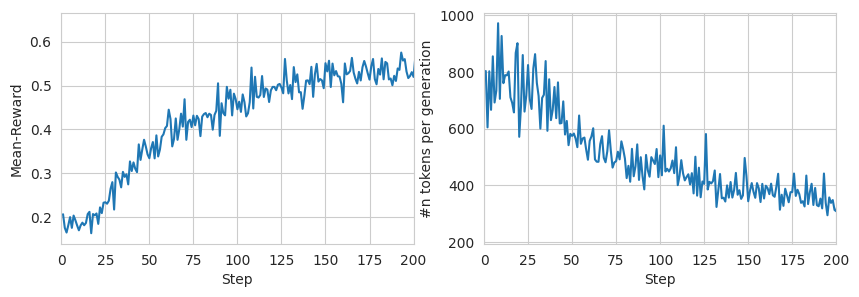
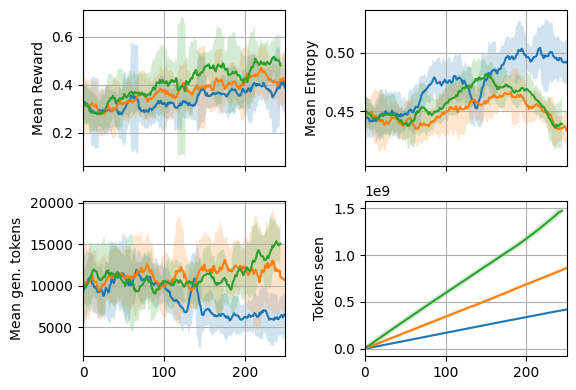
Code edit (unified diff) that turned the first committed figure into the second:
--- before
+++ after
@@ -1,12 +1,40 @@
-df = pd.read_csv("notebooks/others/training_curve_1.csv")
 
-fig, axes = plt.subplots(1, 2, figsize=(10, 3), sharex=True)
-sns.lineplot(df, x="Step", y="Group: 260106_molstral_24b_instruct_ablation_debug_run001__DATA_all - train/online/generations/group/molecular_docking_verifier/reward/correctness",ax = axes[0])
-axes[0].set_ylabel("Mean-Reward")
-axes[0].set_xlim(0, 200)
 
-df = pd.read_csv("notebooks/others/training_curve_3.csv")
-sns.lineplot(df, x="Step", y="Group: 260106_molstral_24b_instruct_ablation_debug_run001__DATA_all - train/ppo_loss/n_tokens", ax = axes[1])
-axes[1].set_ylabel("#n tokens per generation")
+def plot_curve(y:str, ytitle:str, ax:plt.axes):
+    for group_size in df_smooth["group_size"].unique():
+        mask = df_smooth["group_size"] == group_size
+        data = df_smooth[mask].sort_values("step")
+        ax.plot(data["step"], data[y + "_ma"], label=f"group_size={group_size}")
+        ax.fill_between(
+            data["step"],
+            data[y + "_ma"] - 2*data[y + "_std"],
+            data[y + "_ma"] + 2*data[y + "_std"],
+            alpha=0.2
+        )
 
+    ax.set_ylabel(ytitle)
+
+# Calculate moving averages and standard deviations
+COLS_TO_PLOT = {
+    "train/online/generations/group/all/reward/correctness": "Mean Reward",
+    "train/rl_loss/entropy": "Mean Entropy",
+    "train/rl_loss/n_tokens": "Mean gen. tokens",
+    "train/tokens_seen": "Tokens seen",
+}
+
+window_size = 10
+
+df_smooth = df.copy()
+for col in COLS_TO_PLOT:
+    df_smooth[f"{col}_ma"] = df.groupby("group_size")[col].transform(lambda x: x.rolling(window=window_size, center=True, min_periods=3).mean())
+    df_smooth[f"{col}_std"] = df.groupby("group_size")[col].transform(lambda x: x.rolling(window=window_size, center=True, min_periods=3).std())
+
+fig, axes = plt.subplots(2, len(COLS_TO_PLOT) // 2, figsize=(6, 4), sharex=True)
+axes = axes.flatten()
+
+for i, (col, colname) in enumerate(COLS_TO_PLOT.items()):
+    plot_curve(col, colname, axes[i])
+    axes[i].set_xlim(0,250)
+    axes[i].grid()
+fig.tight_layout()
 fig.savefig(f"{FIG_PATH}/training_curves.pdf", bbox_inches='tight')

Commit: forgot this